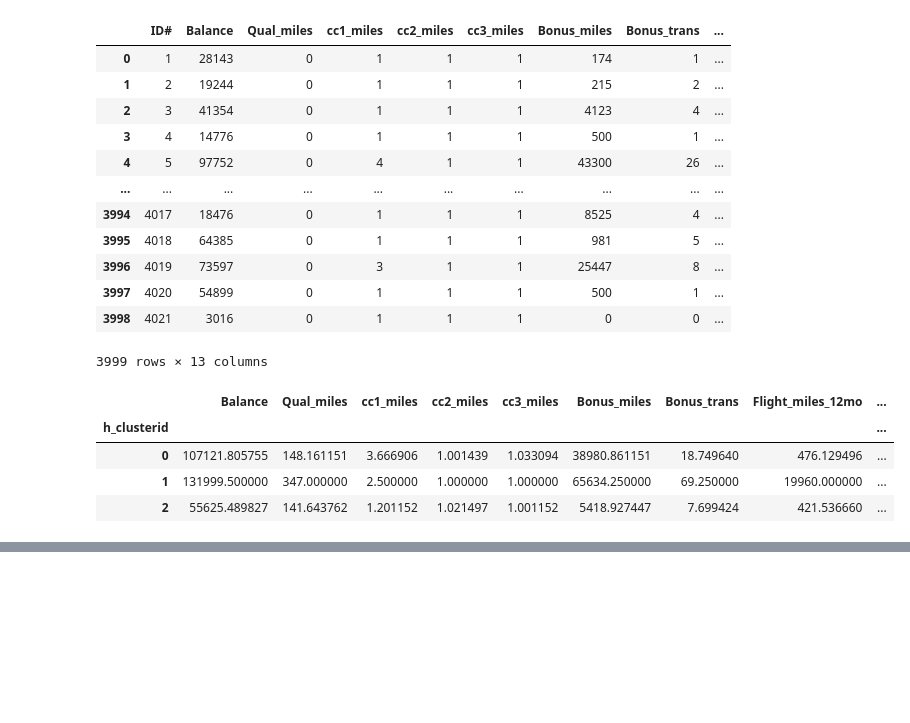
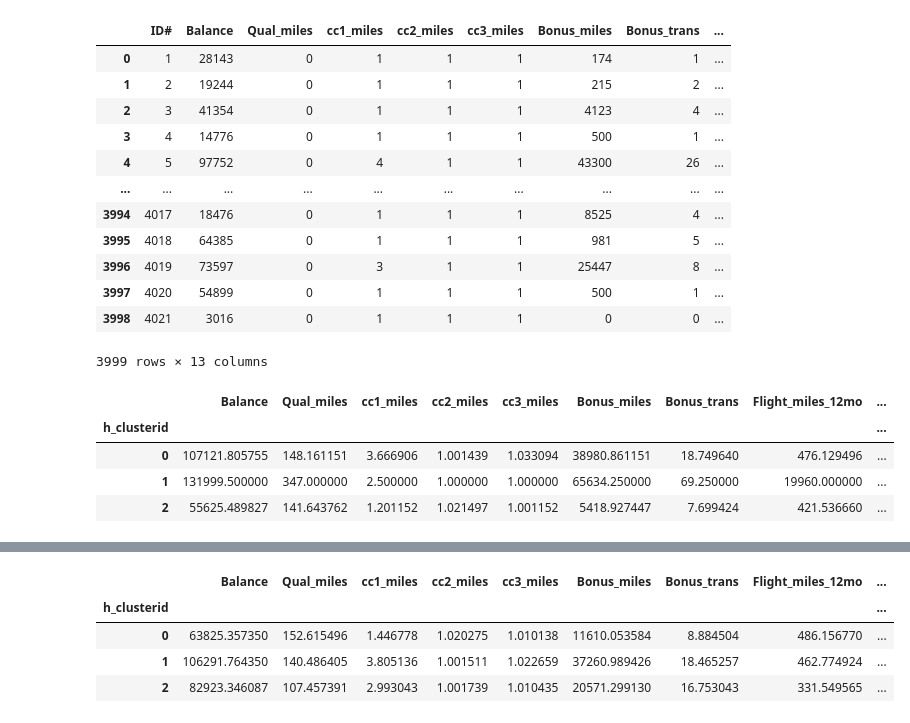
Before and after one commit to Gopizone/DataScience, a Jupyter notebook: Hierarchical_Clustering_(EastWestAirlines).ipynb, the cells around one changed output, grey strips where cells are left out. Cells and saved outputs as stored; diff of their text form; code cells hidden in the pictures; blank space fills up the shorter version.

```diff
--- a/Hierarchical_Clustering_(EastWestAirlines).ipynb
+++ b/Hierarchical_Clustering_(EastWestAirlines).ipynb
@@ -147,0 +159,9 @@ result
+# %%
+#Kmodes
+from kmodes.kmodes import KModes
+
+hc1 = KModes(n_clusters=3, init='Huang', n_init=5, verbose=1)
+
+# save clusters for chart
+y_hc1 = hc1.fit_predict(df_norm)
+Clusters=pd.DataFrame(y_hc1,columns=['Clusters'])
@@ -147,0 +186,2 @@ result
+# %%
+ewa['h_clusterid'] = pd.DataFrame(y_hc1)
@@ -147,0 +204,12 @@ result
+# %%
+#Grouping Data for predictions further
+
+result1=ewa.iloc[:,1:-2].groupby(ewa.h_clusterid).mean()
+# %%
+result1
+# %% [output]
+|  | Balance | Qual_miles | cc1_miles | cc2_miles | cc3_miles | Bonus_miles | Bonus_trans | Flight_miles_12mo | ... |
+| h_clusterid |  |  |  |  |  |  |  |  | ... |
+| 0 | 63825.357350 | 152.615496 | 1.446778 | 1.020275 | 1.010138 | 11610.053584 | 8.884504 | 486.156770 | ... |
+| 1 | 106291.764350 | 140.486405 | 3.805136 | 1.001511 | 1.022659 | 37260.989426 | 18.465257 | 462.774924 | ... |
+| 2 | 82923.346087 | 107.457391 | 2.993043 | 1.001739 | 1.010435 | 20571.299130 | 16.753043 | 331.549565 | ... |
```
Also changed, not shown: parts of 7 cells of this notebook.
